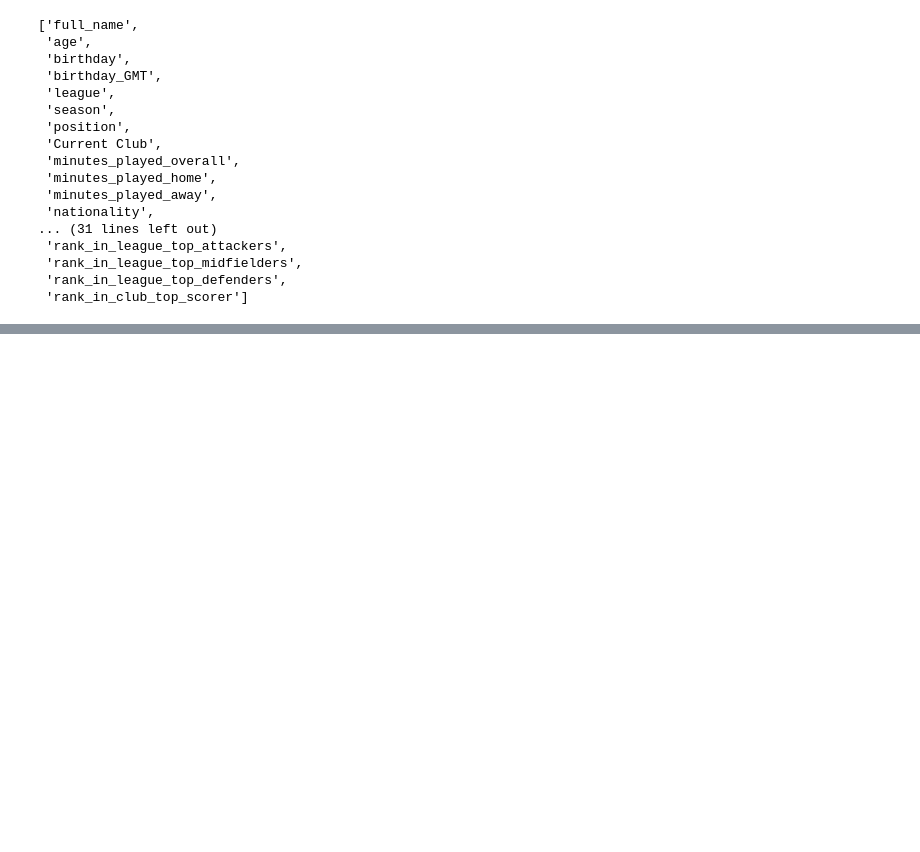
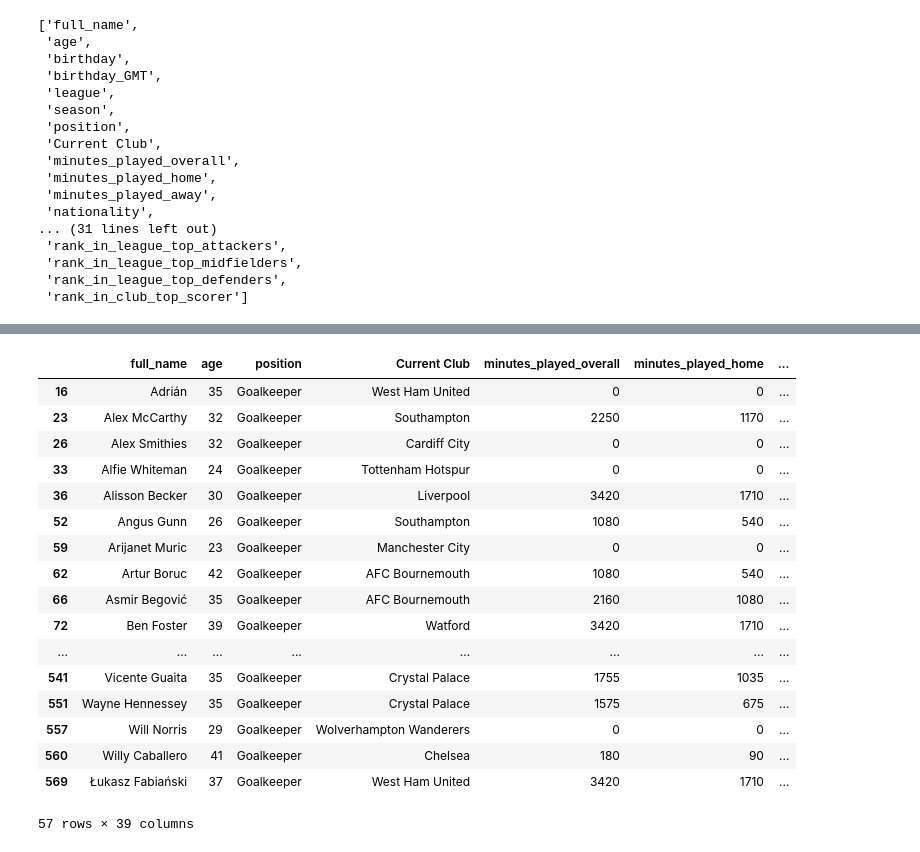
Before and after one commit to sambuddharay/FinalYearProject, a Jupyter notebook: roughStatisticalModel/roughstatisticalmodel.ipynb, the cells around one changed output, grey strips where cells are left out. Drawn from its saved outputs; the diff is of its cells as text; code cells hidden in the pictures; blank space fills up the shorter version.

Commit message:
separated players into positions

```diff
--- a/roughStatisticalModel/roughstatisticalmodel.ipynb
+++ b/roughStatisticalModel/roughstatisticalmodel.ipynb
@@ -46,0 +115,23 @@ data = df.drop(['birthday','birthday_GMT','league','season'], axis=1)
+# %%
+goalkeepers = data.loc[df['position']=='Goalkeeper']
+# %%
+goalkeepers.drop(['rank_in_league_top_attackers','rank_in_league_top_midfielders','rank_in_league_top_defenders','rank_in_club_top_scorer'], axis=1)
+# %% [output]
+|  | full_name | age | position | Current Club | minutes_played_overall | minutes_played_home | ... |
+| 16 | Adrián | 35 | Goalkeeper | West Ham United | 0 | 0 | ... |
+| 23 | Alex McCarthy | 32 | Goalkeeper | Southampton | 2250 | 1170 | ... |
+| 26 | Alex Smithies | 32 | Goalkeeper | Cardiff City | 0 | 0 | ... |
+| 33 | Alfie Whiteman | 24 | Goalkeeper | Tottenham Hotspur | 0 | 0 | ... |
+| 36 | Alisson Becker | 30 | Goalkeeper | Liverpool | 3420 | 1710 | ... |
+| 52 | Angus Gunn | 26 | Goalkeeper | Southampton | 1080 | 540 | ... |
+| 59 | Arijanet Muric | 23 | Goalkeeper | Manchester City | 0 | 0 | ... |
+| 62 | Artur Boruc | 42 | Goalkeeper | AFC Bournemouth | 1080 | 540 | ... |
+| 66 | Asmir Begović | 35 | Goalkeeper | AFC Bournemouth | 2160 | 1080 | ... |
+| 72 | Ben Foster | 39 | Goalkeeper | Watford | 3420 | 1710 | ... |
+| ... | ... | ... | ... | ... | ... | ... | ... |
+| 541 | Vicente Guaita | 35 | Goalkeeper | Crystal Palace | 1755 | 1035 | ... |
+| 551 | Wayne Hennessey | 35 | Goalkeeper | Crystal Palace | 1575 | 675 | ... |
+| 557 | Will Norris | 29 | Goalkeeper | Wolverhampton Wanderers | 0 | 0 | ... |
+| 560 | Willy Caballero | 41 | Goalkeeper | Chelsea | 180 | 90 | ... |
+| 569 | Łukasz Fabiański | 37 | Goalkeeper | West Ham United | 3420 | 1710 | ... |
+57 rows × 39 columns
```
Also changed, not shown: parts of 8 cells of this notebook.
